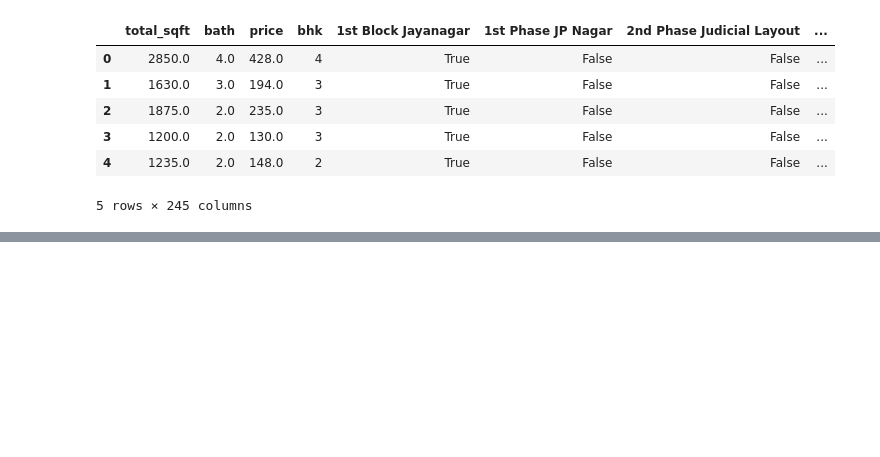
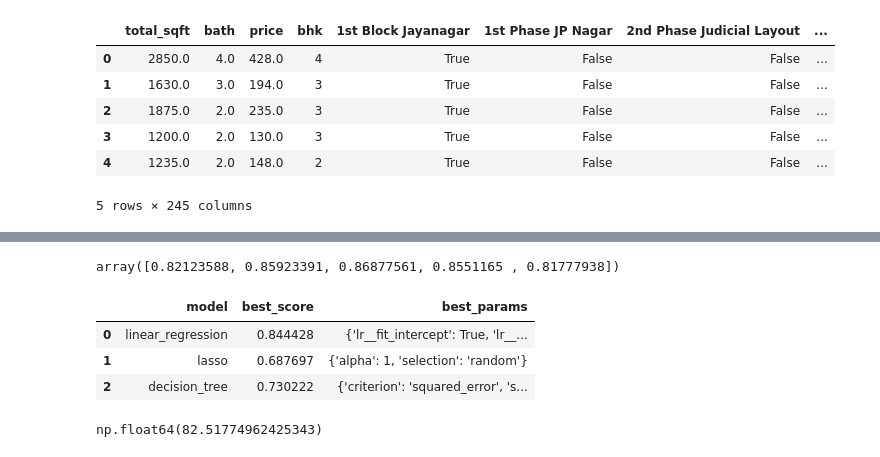
Before and after one commit to Chunmunchoubey/PracticeProjects, a Jupyter notebook: Real_Estate_Price_Prediction.ipynb, the cells around one changed output, grey strips where cells are left out. Saved outputs shown, nothing was run; the diff lists cells and outputs as text; code cells hidden in the pictures; blank space fills up the shorter version.

Commit message:
RealEstatePrice Pridiction

```diff
--- a/Real_Estate_Price_Prediction.ipynb
+++ b/Real_Estate_Price_Prediction.ipynb
@@ -459,0 +460,77 @@ ImportError: DLL load failed while importing _propack: The specified module coul
+# %%
+from sklearn.model_selection import ShuffleSplit
+from sklearn.model_selection import cross_val_score
+cv = ShuffleSplit(n_splits=5, test_size=0.2, random_state=0)
+cross_val_score(LinearRegression(), X, y, cv=cv)
+# %% [output]
+array([0.82123588, 0.85923391, 0.86877561, 0.8551165 , 0.81777938])
+# %%
+from sklearn.model_selection import GridSearchCV, ShuffleSplit
+from sklearn.linear_model import LinearRegression, Lasso
+from sklearn.tree import DecisionTreeRegressor
+from sklearn.pipeline import Pipeline
+from sklearn.preprocessing import StandardScaler
+import pandas as pd
+
+def find_best_model_using_gridsearchcv(X, y):
+    algos = {
+        'linear_regression': {
+            'model': Pipeline([
+                ('scaler', StandardScaler()),
+                ('lr', LinearRegression())
+            ]),
+            'params': {
+                'lr__fit_intercept': [True, False],
+                'lr__positive': [True, False]
+            }
+        },
+        'lasso': {
+            'model': Lasso(),
+            'params': {
+                'alpha': [1, 2],
+                'selection': ['random', 'cyclic']
+            }
+        },
+        'decision_tree': {
+            'model': DecisionTreeRegressor(),
+            'params': {
+                'criterion': ['squared_error', 'friedman_mse'],
+                'splitter': ['best', 'random']
+            }
+        }
+    }
+
+    scores = []
+    cv = ShuffleSplit(n_splits=5, test_size=0.2, random_state=0)
+    for algo_name, config in algos.items():
+        gs = GridSearchCV(config['model'], config['params'], cv=cv, return_train_score=False)
+        gs.fit(X, y)
+        scores.append({
+            'model': algo_name,
+            'best_score': gs.best_score_,
+            'best_params': gs.best_params_
+        })
+    return pd.DataFrame(scores, columns=['model', 'best_score', 'best_params'])
+
+find_best_model_using_gridsearchcv(X, y)
+# %% [output]
+|  | model | best_score | best_params |
+| 0 | linear_regression | 0.844428 | {'lr__fit_intercept': True, 'lr__... |
+| 1 | lasso | 0.687697 | {'alpha': 1, 'selection': 'random'} |
+| 2 | decision_tree | 0.730222 | {'criterion': 'squared_error', 's... |
+# %%
+def predict_price(location, sqft, bath, bhk):
+    loc_index = np.where(X.columns == location)[0][0]
+
+    x = np.zeros(len(X.columns))
+    x[0] = sqft
+    x[1] = bath
+    x[2] = bhk
+    if loc_index >= 0:
+        x[loc_index] = 1
+
+    return lr_clf.predict([x])[0]
+
+predict_price('1st Phase JP Nagar', 1000, 2, 2)
+# %% [output]
+np.float64(82.51774962425343)
```
Also changed, not shown: parts of 3 cells of this notebook.
